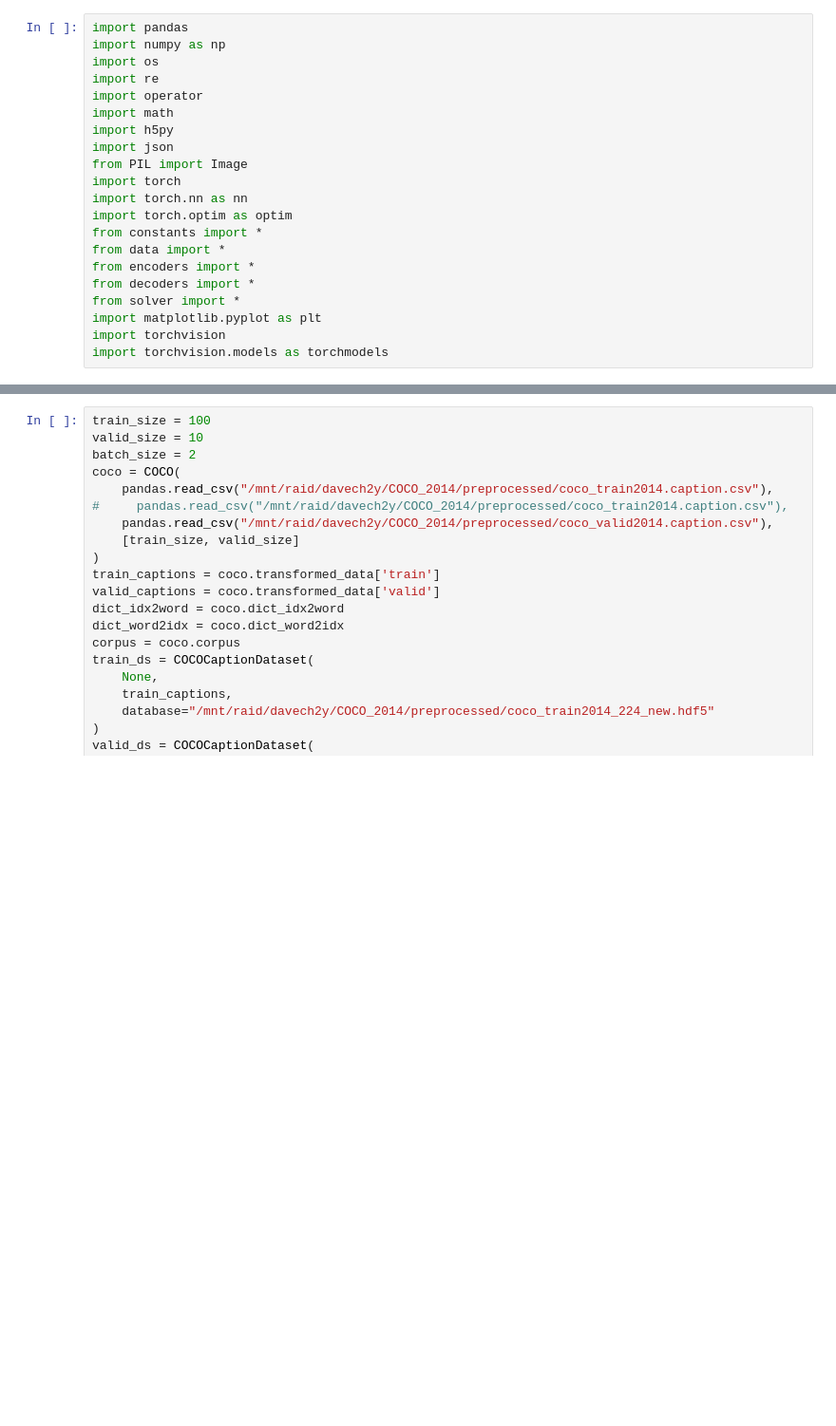
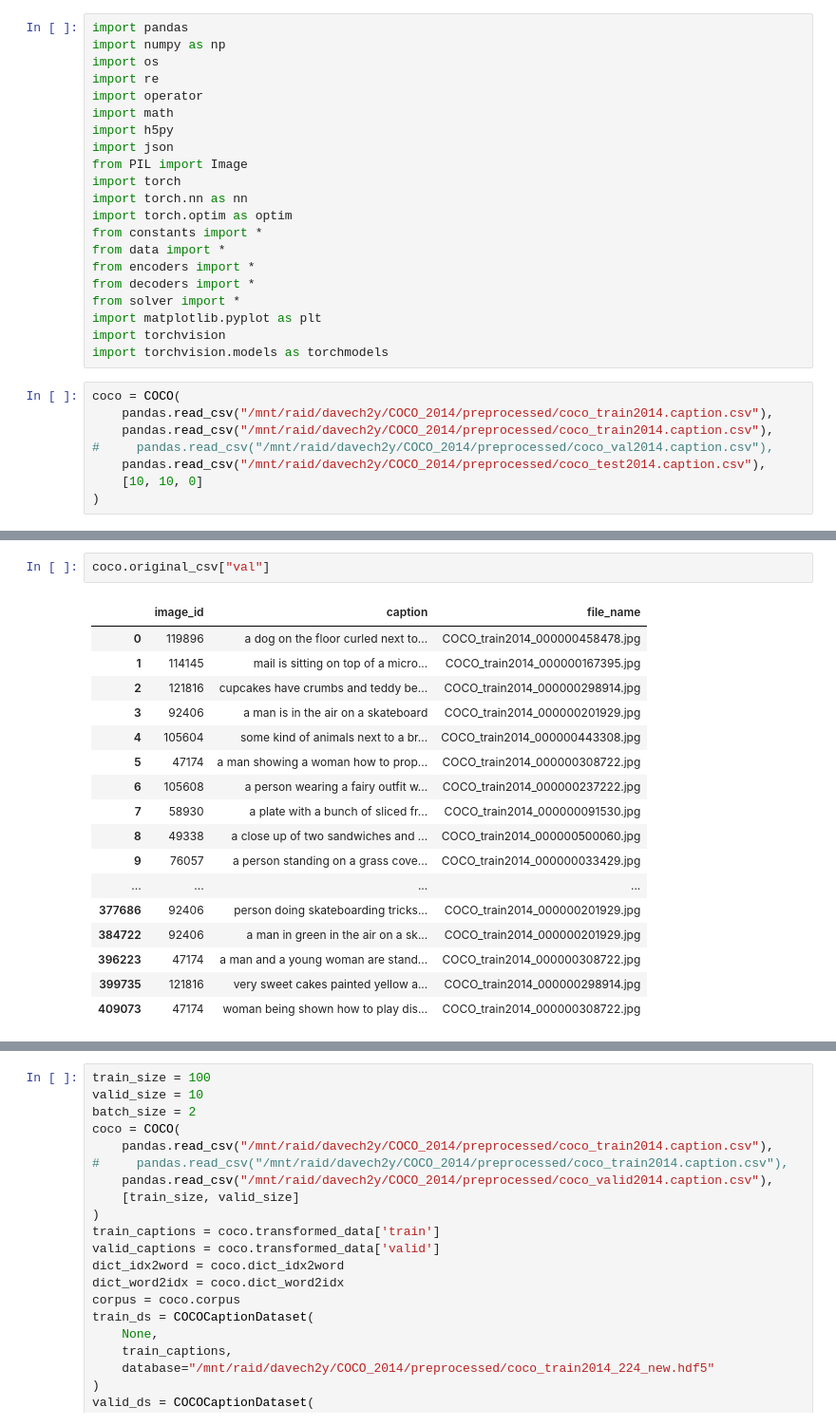
Before and after one commit to daveredrum/3d-captioning, a Jupyter notebook: autoencoder.ipynb, the cells around one changed output, grey strips where cells are left out. Shown at 95% size. Cells and saved outputs as stored; diff of their text form; blank space fills up the shorter version.

```diff
--- a/autoencoder.ipynb
+++ b/autoencoder.ipynb
@@ -19,3 +19,11 @@ from solver import *
 import matplotlib.pyplot as plt
 import torchvision
 import torchvision.models as torchmodels
+# %%
+coco = COCO(
+    pandas.read_csv("/mnt/raid/davech2y/COCO_2014/preprocessed/coco_train2014.caption.csv"),
+    pandas.read_csv("/mnt/raid/davech2y/COCO_2014/preprocessed/coco_train2014.caption.csv"),
+#     pandas.read_csv("/mnt/raid/davech2y/COCO_2014/preprocessed/coco_val2014.caption.csv"),
+    pandas.read_csv("/mnt/raid/davech2y/COCO_2014/preprocessed/coco_test2014.caption.csv"),
+    [10, 10, 0]
+)
@@ -21,0 +51,20 @@ import torchvision.models as torchmodels
+# %%
+coco.original_csv["val"]
+# %% [output]
+|  | image_id | caption | file_name |
+| 0 | 119896 | a dog on the floor curled next to... | COCO_train2014_000000458478.jpg |
+| 1 | 114145 | mail is sitting on top of a micro... | COCO_train2014_000000167395.jpg |
+| 2 | 121816 | cupcakes have crumbs and teddy be... | COCO_train2014_000000298914.jpg |
+| 3 | 92406 | a man is in the air on a skateboard | COCO_train2014_000000201929.jpg |
+| 4 | 105604 | some kind of animals next to a br... | COCO_train2014_000000443308.jpg |
+| 5 | 47174 | a man showing a woman how to prop... | COCO_train2014_000000308722.jpg |
+| 6 | 105608 | a person wearing a fairy outfit w... | COCO_train2014_000000237222.jpg |
+| 7 | 58930 | a plate with a bunch of sliced fr... | COCO_train2014_000000091530.jpg |
+| 8 | 49338 | a close up of two sandwiches and ... | COCO_train2014_000000500060.jpg |
+| 9 | 76057 | a person standing on a grass cove... | COCO_train2014_000000033429.jpg |
+| ... | ... | ... | ... |
+| 377686 | 92406 | person doing skateboarding tricks... | COCO_train2014_000000201929.jpg |
+| 384722 | 92406 | a man in green in the air on a sk... | COCO_train2014_000000201929.jpg |
+| 396223 | 47174 | a man and a young woman are stand... | COCO_train2014_000000308722.jpg |
+| 399735 | 121816 | very sweet cakes painted yellow a... | COCO_train2014_000000298914.jpg |
+| 409073 | 47174 | woman being shown how to play dis... | COCO_train2014_000000308722.jpg |
```
Also changed, not shown: parts of 16 cells of this notebook, 4 other files.
